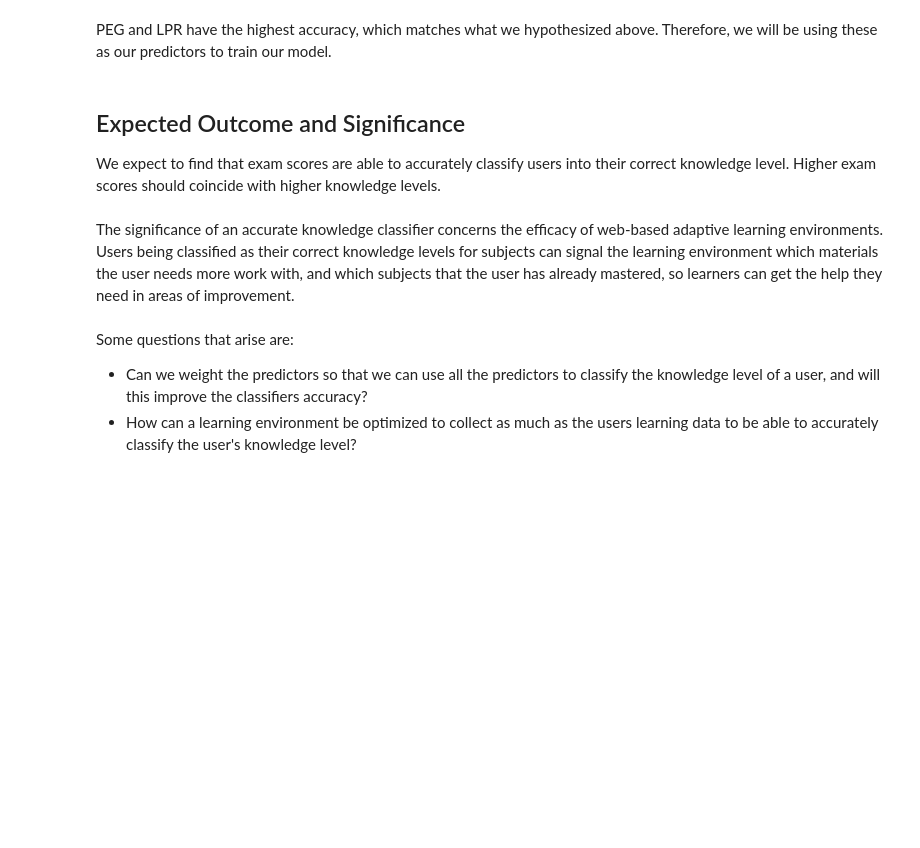
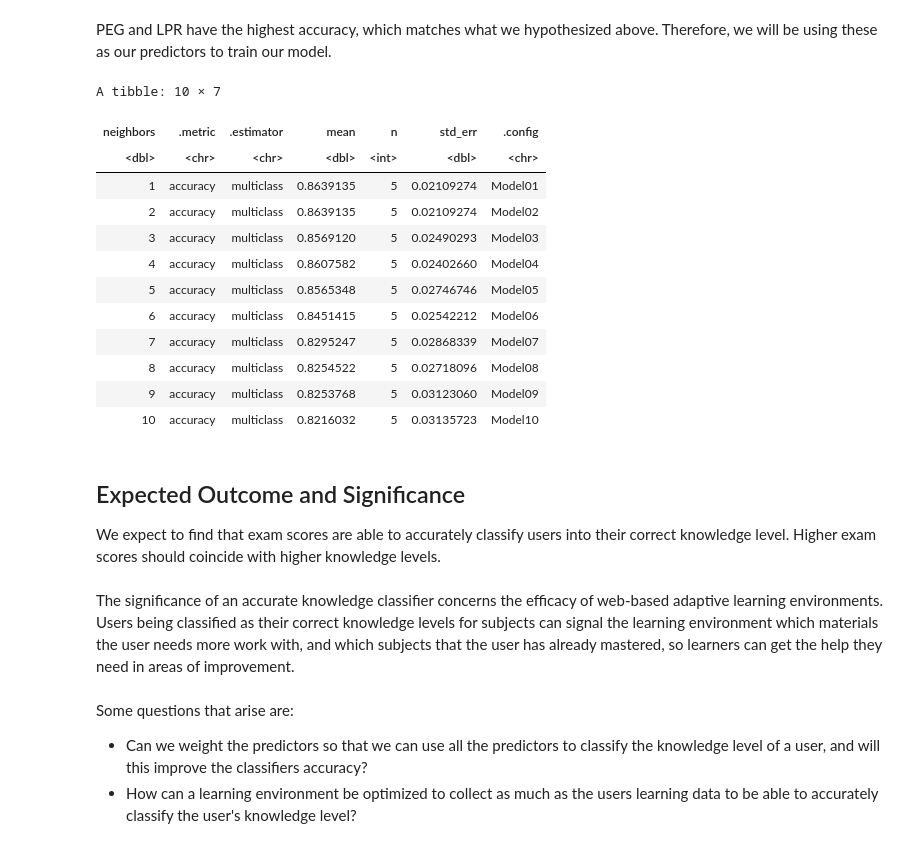
Before and after one commit to knices/user-knowledge-project, a Jupyter notebook: dsci_project.ipynb, the cells around one changed output. Drawn from its saved outputs; the diff is of its cells as text; code cells hidden in the pictures; blank space fills up the shorter version.

Commit message:
best k option for predictors PEG+LPR+SCG+STG
testing out what our model would look like if we used these predictors (PEG+LPR+SCG+STG)

```diff
--- a/dsci_project.ipynb
+++ b/dsci_project.ipynb
@@ -241,5 +241,40 @@ A tibble: 5 × 3
 # %% [markdown]
 PEG and LPR have the highest accuracy, which matches what we hypothesized above. Therefore, we will be using these as our predictors to train our model.
+# %%
+
+
+recipe_4_predictors <- recipe(UNS ~ PEG + LPR + SCG + STG, data = training_data)
+
+k_options_4_predictors <- tibble(neighbors = seq(from = 1, to = 10, by = 1))
+
+spec_4_predictors <- nearest_neighbor(weight_func = "rectangular", neighbors = tune()) %>%
+    set_engine("kknn") %>%
+    set_mode("classification")
+
+results_4_predictors <- workflow() %>%
+    add_recipe(recipe_4_predictors) %>%
+    add_model(spec_4_predictors) %>%
+    tune_grid(resamples = knowledge_vfold, grid = k_options_4_predictors) %>%
+    collect_metrics()
+
+best_k_4_predictors <- results_4_predictors %>%
+    filter(.metric == "accuracy")
+
+best_k_4_predictors
+# %% [output]
+A tibble: 10 × 7
+| neighbors | .metric | .estimator | mean | n | std_err | .config |
+| <dbl> | <chr> | <chr> | <dbl> | <int> | <dbl> | <chr> |
+| 1 | accuracy | multiclass | 0.8639135 | 5 | 0.02109274 | Model01 |
+| 2 | accuracy | multiclass | 0.8639135 | 5 | 0.02109274 | Model02 |
+| 3 | accuracy | multiclass | 0.8569120 | 5 | 0.02490293 | Model03 |
+| 4 | accuracy | multiclass | 0.8607582 | 5 | 0.02402660 | Model04 |
+| 5 | accuracy | multiclass | 0.8565348 | 5 | 0.02746746 | Model05 |
+| 6 | accuracy | multiclass | 0.8451415 | 5 | 0.02542212 | Model06 |
+| 7 | accuracy | multiclass | 0.8295247 | 5 | 0.02868339 | Model07 |
+| 8 | accuracy | multiclass | 0.8254522 | 5 | 0.02718096 | Model08 |
+| 9 | accuracy | multiclass | 0.8253768 | 5 | 0.03123060 | Model09 |
+| 10 | accuracy | multiclass | 0.8216032 | 5 | 0.03135723 | Model10 |
 # %% [markdown]
 ## Expected Outcome and Significance
 
```
Also changed, not shown: parts of 1 cell of this notebook.
